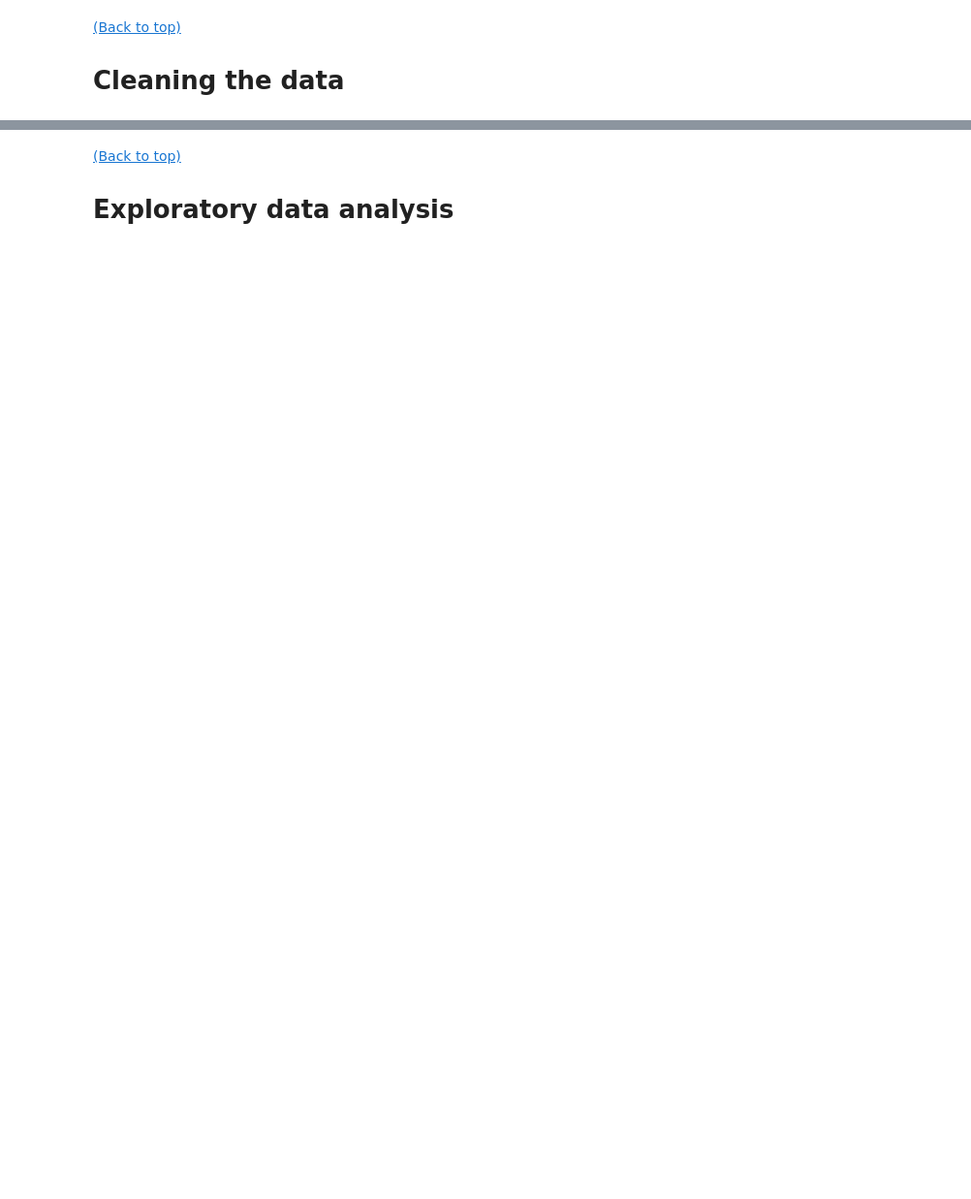
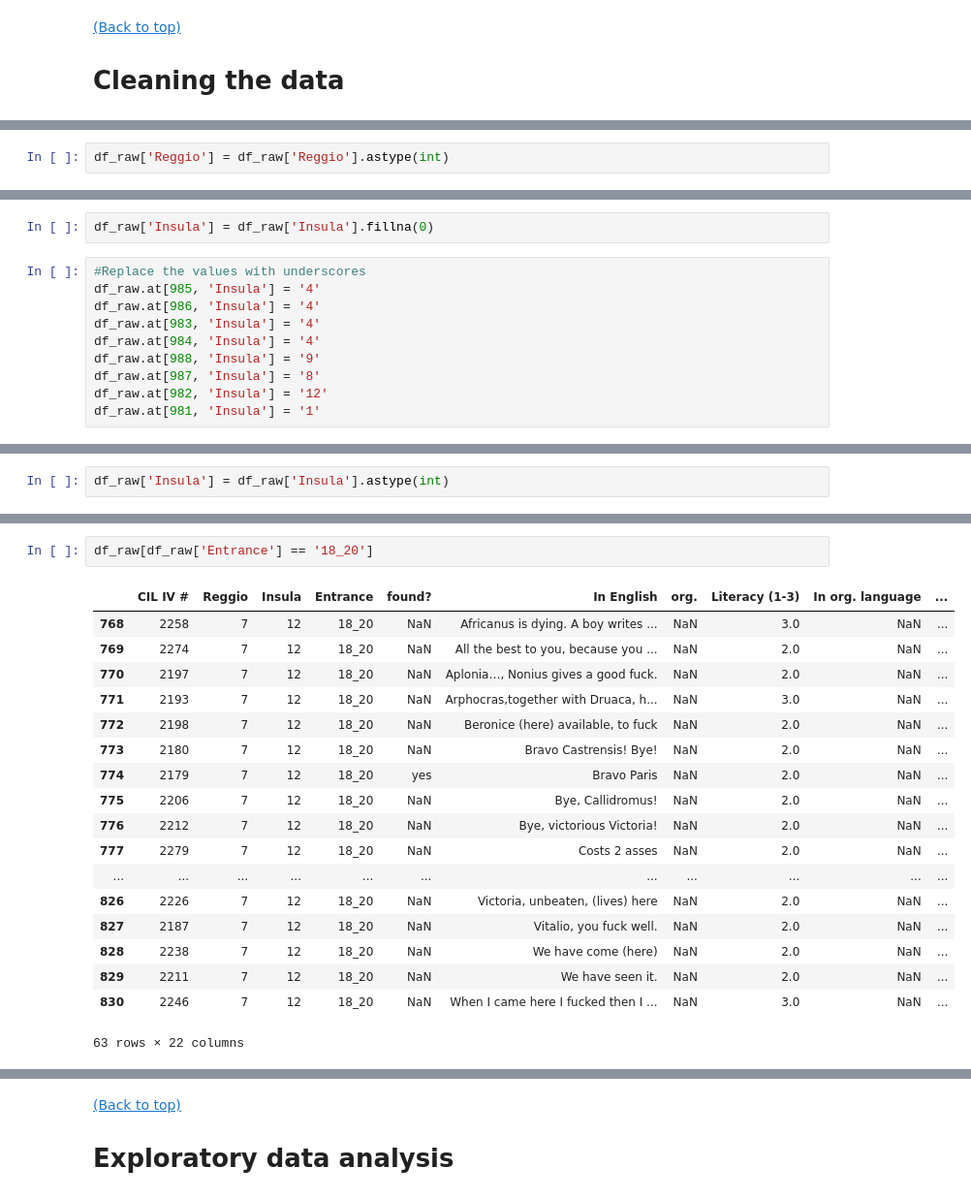
Before and after one commit to ssrosa/cacator_cave_malum, a Jupyter notebook: student.ipynb, the cells around one changed output, grey strips where cells are left out. Shown at 97% size. Drawn from its saved outputs; the diff is of its cells as text; blank space fills up the shorter version.

Commit message:
In progress. Entrance column.

```diff
--- a/student.ipynb
+++ b/student.ipynb
@@ -225,0 +261,2 @@ df_raw[df_raw['In English'].str.contains('gods')]
+# %%
+df_raw['Reggio'] = df_raw['Reggio'].astype(int)
@@ -225,0 +295,12 @@ df_raw[df_raw['In English'].str.contains('gods')]
+# %%
+df_raw['Insula'] = df_raw['Insula'].fillna(0)
+# %%
+#Replace the values with underscores
+df_raw.at[985, 'Insula'] = '4'
+df_raw.at[986, 'Insula'] = '4'
+df_raw.at[983, 'Insula'] = '4'
+df_raw.at[984, 'Insula'] = '4'
+df_raw.at[988, 'Insula'] = '9'
+df_raw.at[987, 'Insula'] = '8'
+df_raw.at[982, 'Insula'] = '12'
+df_raw.at[981, 'Insula'] = '1'
@@ -225,0 +328,2 @@ df_raw[df_raw['In English'].str.contains('gods')]
+# %%
+df_raw['Insula'] = df_raw['Insula'].astype(int)
@@ -225,0 +353,21 @@ df_raw[df_raw['In English'].str.contains('gods')]
+# %%
+df_raw[df_raw['Entrance'] == '18_20']
+# %% [output]
+|  | CIL IV # | Reggio | Insula | Entrance | found? | In English | org. | Literacy (1-3) | In org. language | ... |
+| 768 | 2258 | 7 | 12 | 18_20 | NaN | Africanus is dying. A boy writes ... | NaN | 3.0 | NaN | ... |
+| 769 | 2274 | 7 | 12 | 18_20 | NaN | All the best to you, because you ... | NaN | 2.0 | NaN | ... |
+| 770 | 2197 | 7 | 12 | 18_20 | NaN | Aplonia…, Nonius gives a good fuck. | NaN | 2.0 | NaN | ... |
+| 771 | 2193 | 7 | 12 | 18_20 | NaN | Arphocras,together with Druaca, h... | NaN | 3.0 | NaN | ... |
+| 772 | 2198 | 7 | 12 | 18_20 | NaN | Beronice (here) available, to fuck | NaN | 2.0 | NaN | ... |
+| 773 | 2180 | 7 | 12 | 18_20 | NaN | Bravo Castrensis! Bye! | NaN | 2.0 | NaN | ... |
+| 774 | 2179 | 7 | 12 | 18_20 | yes | Bravo Paris | NaN | 2.0 | NaN | ... |
+| 775 | 2206 | 7 | 12 | 18_20 | NaN | Bye, Callidromus! | NaN | 2.0 | NaN | ... |
+| 776 | 2212 | 7 | 12 | 18_20 | NaN | Bye, victorious Victoria! | NaN | 2.0 | NaN | ... |
+| 777 | 2279 | 7 | 12 | 18_20 | NaN | Costs 2 asses | NaN | 2.0 | NaN | ... |
+| ... | ... | ... | ... | ... | ... | ... | ... | ... | ... | ... |
+| 826 | 2226 | 7 | 12 | 18_20 | NaN | Victoria, unbeaten, (lives) here | NaN | 2.0 | NaN | ... |
+| 827 | 2187 | 7 | 12 | 18_20 | NaN | Vitalio, you fuck well. | NaN | 2.0 | NaN | ... |
+| 828 | 2238 | 7 | 12 | 18_20 | NaN | We have come (here) | NaN | 2.0 | NaN | ... |
+| 829 | 2211 | 7 | 12 | 18_20 | NaN | We have seen it. | NaN | 2.0 | NaN | ... |
+| 830 | 2246 | 7 | 12 | 18_20 | NaN | When I came here I fucked then I ... | NaN | 3.0 | NaN | ... |
+63 rows × 22 columns
```
Also changed, not shown: parts of 43 cells of this notebook.
